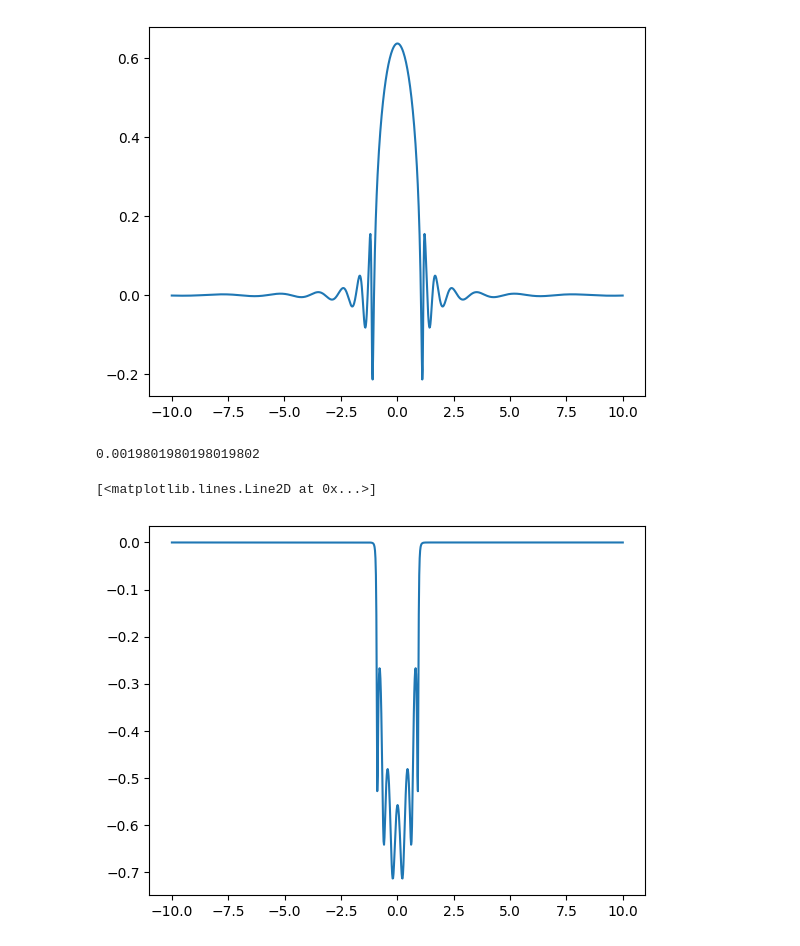
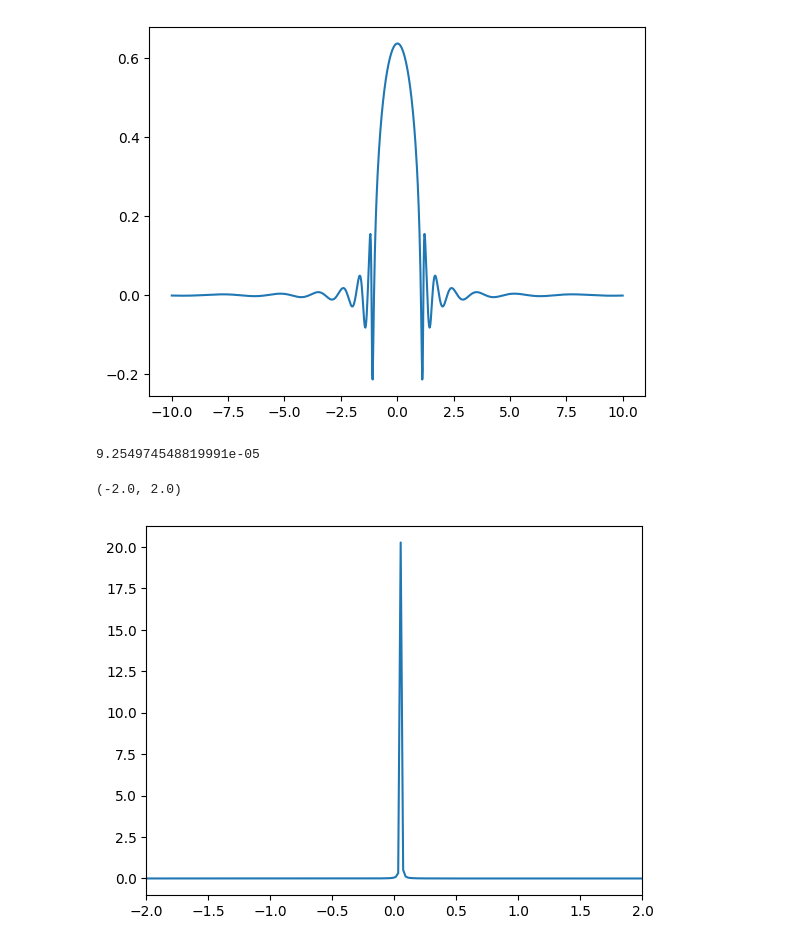
Before and after one commit to fzanichelli001/dmft_from_scratch, a Jupyter notebook: 241123.ipynb, the cells around one changed output. Drawn from its saved outputs; the diff is of its cells as text; code cells hidden in the pictures.

```diff
--- a/241123.ipynb
+++ b/241123.ipynb
@@ -241,7 +241,7 @@ plt.plot(energy, -gf_non_int_real_freq.imag/np.pi)
 [figure]
 # %%
 # try again step 2:
-N = 505
+N = 10805
 omega_n=np.pi/beta*(2*np.array(range(-N,N))+1)
 
 def get_Gloc(density_of_states,omega_n):
@@ -249,7 +249,7 @@ def get_Gloc(density_of_states,omega_n):
     t=D
     sigma_imp=0.
     eps=np.linspace(-t,t,len(omega_n))
-    rho = density_of_states(eps,D)
+    rho = 1/np.pi/np.sqrt(4*D**2-eps)#density_of_states(eps,D)
 
     Gloc=np.zeros(len(omega_n))+0*1j
     d_eps=(eps[-1]-eps[0])/len(eps)
@@ -260,10 +260,11 @@ def get_Gloc(density_of_states,omega_n):
 
 Gloc=get_Gloc(density_of_states=density_of_states_behte_non_int,omega_n=1j*omega_n)
 # %% [output]
-0.0019801980198019802
+9.254974548819991e-05
 # %%
 gf_non_int_real_freq = pade_analytic_contituation(wn=omega_n, gf=Gloc.reshape((1,2*N)))[0]
 plt.plot(energy, -gf_non_int_real_freq.imag/np.pi)
+plt.xlim(-2,2)
 # %% [output]
-[<matplotlib.lines.Line2D at 0x...>]
+(-2.0, 2.0)
-[figure, old version]
+[figure, new version]
```
Also changed, not shown: 1 other file.
